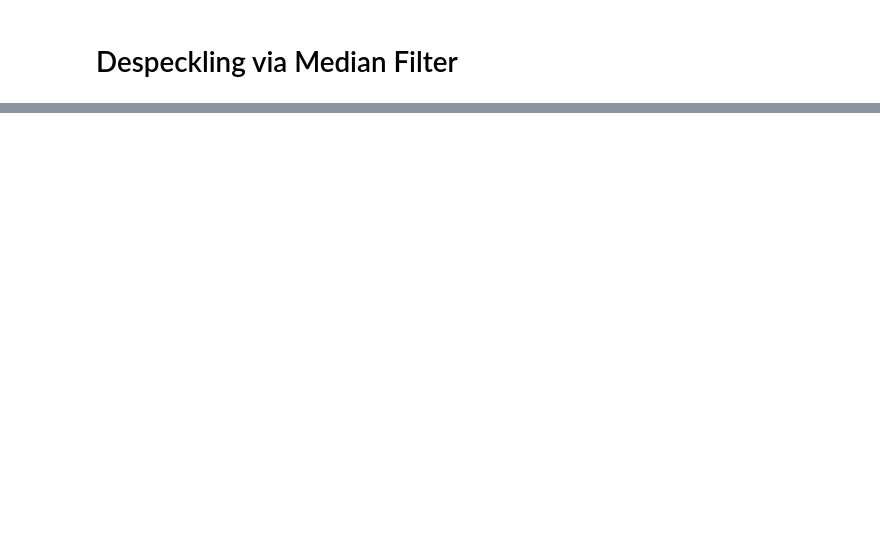
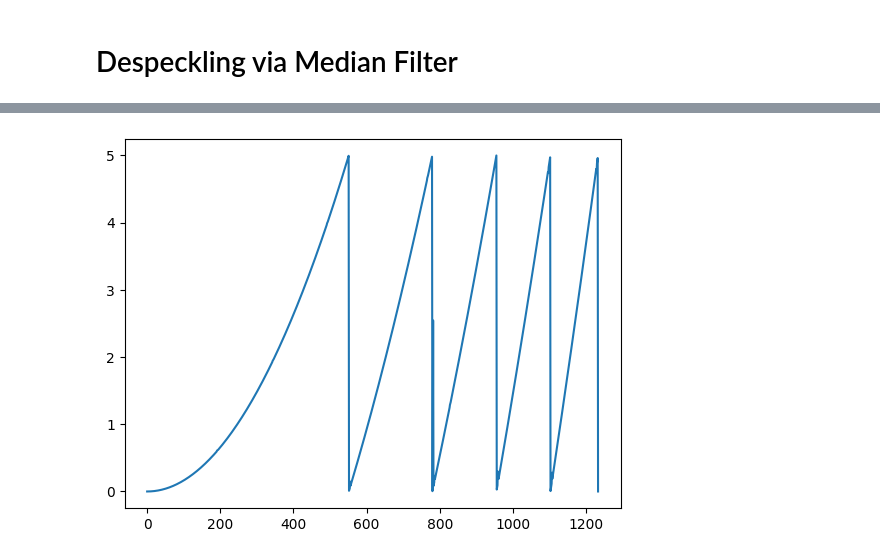
Before and after one commit to Nimira43/Miletus, a Jupyter notebook: Denoising-Signals/Denoising_Signals_2.ipynb, the cells around one changed output, grey strips where cells are left out. Drawn from its saved outputs; the diff is of its cells as text; code cells hidden in the pictures; blank space fills up the shorter version.

```diff
--- a/Denoising-Signals/Denoising_Signals_2.ipynb
+++ b/Denoising-Signals/Denoising_Signals_2.ipynb
@@ -32,0 +74,12 @@ plt.plot(signal)
+# %%
+k = 7
+
+for i in supra_threshold_idx:
+  lowbnd = np.max((0,i-k))
+  uppbnd = np.min((pnts,i+k))
+  signal[i] = np.median(signal[lowbnd:uppbnd])
+
+plt.plot(signal)
+plt.show()
+# %% [output]
+[figure, added]
```
Also changed, not shown: parts of 6 cells of this notebook, 9 other files.
